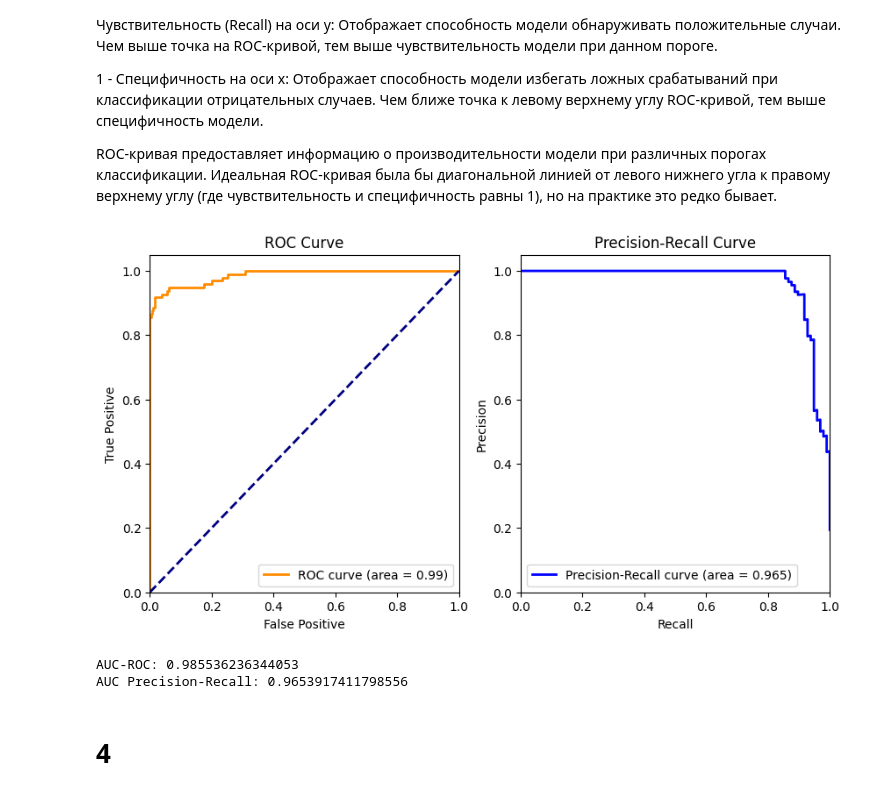
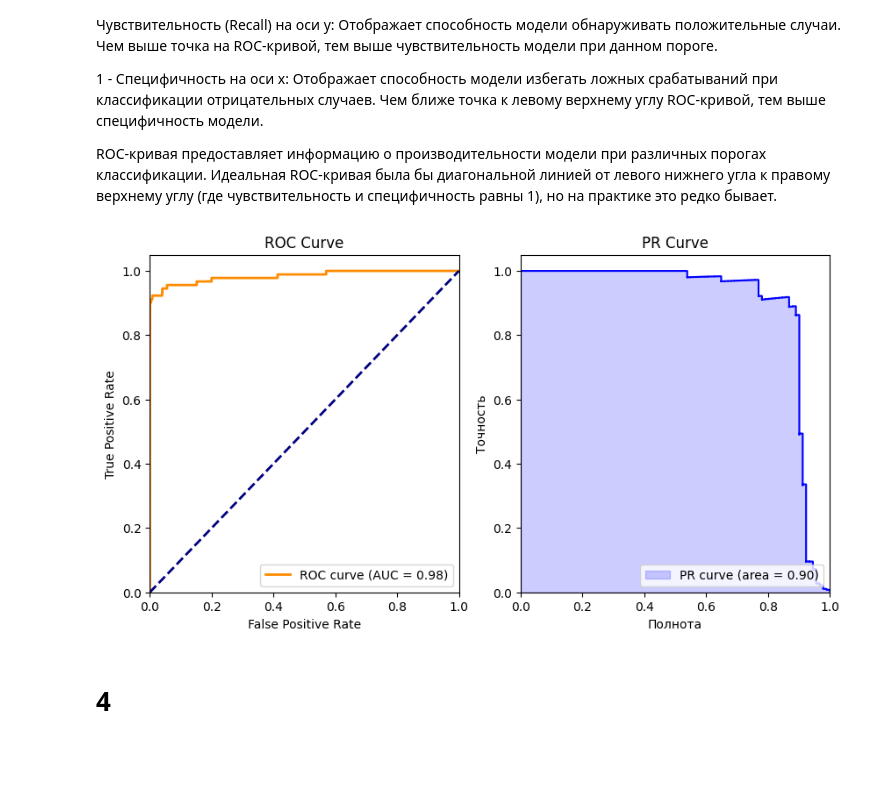
Before and after one commit to EmelyanovAlexey/solution_stat_theory, a Jupyter notebook: 5_task/lab.ipynb, the cells around one changed output. Cells and saved outputs as stored; diff of their text form; code cells hidden in the pictures; blank space fills up the shorter version.

```diff
--- a/5_task/lab.ipynb
+++ b/5_task/lab.ipynb
@@ -33,7 +33,7 @@ data = pd.read_csv("creditcard.csv")
 normal_transactions = data[data["Class"] == 0]
 fraud_transactions = data[data["Class"] == 1]
 
-normal_downsampled = resample(normal_transactions, n_samples=2000, random_state=42)
+normal_downsampled = resample(normal_transactions, n_samples=100000, random_state=42)
 
 # Объедините сокращенные нормальные транзакции и все мошеннические транзакции
 small_data = pd.concat([normal_downsampled, fraud_transactions])
@@ -57,5 +57,7 @@ Name: count, dtype: int64
 # %%
 # Разделим данные на признаки (X) и целевую переменную (y)
+small_data = small_data.sample(frac=1, random_state=42)
+
 X = small_data.drop("Class", axis=1)
 y = small_data["Class"]
 
@@ -109,48 +112,45 @@ Specificity: 0.9477611940298507
 
 ROC-кривая предоставляет информацию о производительности модели при различных порогах классификации. Идеальная ROC-кривая была бы диагональной линией от левого нижнего угла к правому верхнему углу (где чувствительность и специфичность равны 1), но на практике это редко бывает.
 # %%
-from sklearn.metrics import roc_curve, roc_auc_score, precision_recall_curve, auc
+from sklearn.metrics import roc_curve, roc_auc_score
+from sklearn.metrics import precision_recall_curve
+from sklearn.metrics import RocCurveDisplay, roc_curve, roc_auc_score, precision_recall_curve, auc
 
-# вероятности принадлежности классу 1 (мошенническая транзакция)
-y_scores = logistic_model.decision_function(X_test)
+# класс мошенника
+y_prob = logistic_model.predict_proba(X_test)[:, 1]
+# Вычислим ROC-кривую
+fpr, tpr, thresholds = roc_curve(y_test, y_prob)
+# Вычислим площадь под ROC-кривой (AUC-ROC)
+auc_roc = roc_auc_score(y_test, y_prob)
 
-# ROC-кривая
-fpr, tpr, _ = roc_curve(y_test, y_scores)
-roc_auc = roc_auc_score(y_test, y_scores)
-
-# Кривая "точность-полнота"
-precision, recall, _ = precision_recall_curve(y_test, y_scores)
+# Вычислим PR-кривую
+precision, recall, _ = precision_recall_curve(y_test, y_prob)
 pr_auc = auc(recall, precision)
 
-# Постройте ROC-кривую
 plt.figure(figsize=(10, 5))
+# Построим ROC-кривую
 plt.subplot(1, 2, 1)
-plt.plot(fpr, tpr, color='darkorange', lw=2, label='ROC curve (area = %0.2f)' % roc_auc)
+plt.plot(fpr, tpr, color='darkorange', lw=2, label='ROC curve (AUC = {:.2f})'.format(auc_roc))
 plt.plot([0, 1], [0, 1], color='navy', lw=2, linestyle='--')
 plt.xlim([0.0, 1.0])
 plt.ylim([0.0, 1.05])
-plt.xlabel('False Positive')
-plt.ylabel('True Positive')
+plt.xlabel('False Positive Rate')
+plt.ylabel('True Positive Rate')
 plt.title('ROC Curve')
-plt.legend(loc='lower right')
+plt.legend(loc="lower right")
 
-# Постройте кривую "точность-полнота"
+# Построим PR-кривую
 plt.subplot(1, 2, 2)
-plt.plot(recall, precision, color='blue', lw=2, label='Precision-Recall curve (area = %0.3f)' % pr_auc)
+plt.step(recall, precision, color='b', where='post')
+plt.fill_between(recall, precision, step='post', alpha=0.2, color='b', label='PR curve (area = %0.2f)' % pr_auc)
+plt.xlabel('Полнота')
+plt.ylabel('Точность')
+plt.title('PR Curve')
 plt.xlim([0.0, 1.0])
 plt.ylim([0.0, 1.05])
-plt.xlabel('Recall')
-plt.ylabel('Precision')
-plt.title('Precision-Recall Curve')
-plt.legend(loc='lower left')
-
+plt.legend(loc="lower right")
 plt.show()
-
-print("AUC-ROC:", roc_auc)
-print("AUC Precision-Recall:", pr_auc)
 # %% [output]
-[figure, old version]
+[figure, new version]
-AUC-ROC: 0.985536236344053
-AUC Precision-Recall: 0.9653917411798556
 # %% [markdown]
 # 4
```
Also changed, not shown: parts of 8 cells of this notebook.
